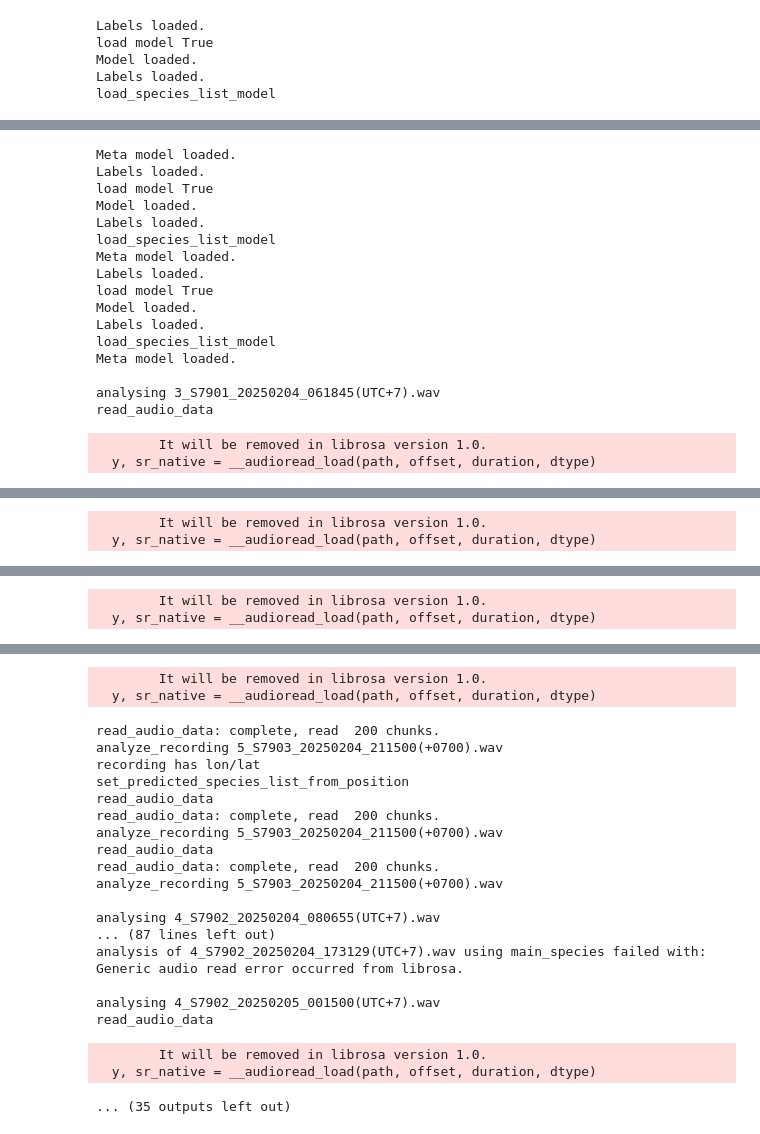
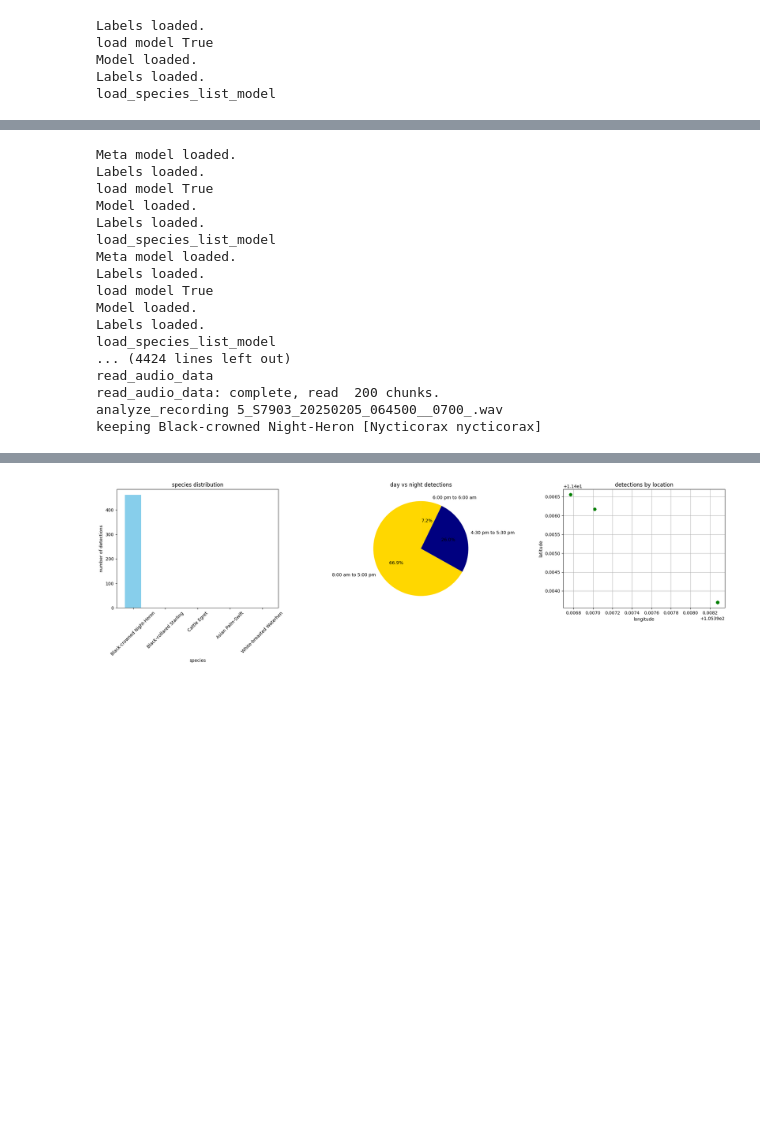
Before and after one commit to ahmed-52/boeung-sne, a Jupyter notebook: research/birdnet_speciesl.ipynb, the cells around one changed output, grey strips where cells are left out. Cells and saved outputs as stored; diff of their text form; code cells hidden in the pictures; blank space fills up the shorter version.

```diff
--- a/research/birdnet_speciesl.ipynb
+++ b/research/birdnet_speciesl.ipynb
@@ -29,7 +62,7 @@ def clear_directory(dir_path):
     os.mkdir(dir_path)
 # %%
 def extract_file_date(filename):
-    pattern = r"(\d{8})_(\d{6})" # search for pattern in file name of year/month/day_hour/minute/second
+    pattern = r"(\d{8})[_-](\d{6})" # search for pattern in file name of year/month/day_hour/minute/second
     match = re.search(pattern, filename)
     date, time = match.groups()
     return datetime.strptime(date + time, "%Y%m%d%H%M%S")
@@ -68,7 +102,7 @@ def analyse_file():
     csv_headers = [
         "file_name", "best_analyzer", "common_name", "scientific_name",
         "confidence", "start_time", "end_time", "audio_path",
-        "spectrogram_path", "lat", "lon", "date", "in_full_species_list"
+        "spectrogram_path", "lat", "lon", "date", "day_or_night", "in_full_species_list"
     ]
 
     # load in full species set for filtering (scientific names only)
@@ -90,15 +124,14 @@ def analyse_file():
 
         file_directory = "aru"
 
-        lat, lon = 11.403694, 105.398278
-
         file_paths = [os.path.join(file_directory, f) for f in os.listdir(file_directory)
             if f.lower().endswith((".wav", ".mp3"))] # store full path for every file in aru directory
 
         for file_path in file_paths:
             file_name = os.path.basename(file_path)
             file_date = extract_file_date(file_name)
-            print(f"\nanalysing {file_name}")
+            lat, lon, day_or_night = get_file_metadata(file_name, metadata_df)
+            print(f"\nanalysing {file_name} ({day_or_night}) at lat {lat} and lon {lon}")
 
             file_detections = [] # association list of all detections in a file with what analyser they used
 
@@ -158,6 +191,7 @@ def analyse_file():
                     continue
                 else:
                     print(f"keeping {common_name_clean} [{detection.get('scientific_name', '')}]")
+                    #continue
 
 
                 recording = detection["recording"]
@@ -183,12 +217,42 @@ def analyse_file():
                         "lat" : lat,
                         "lon" : lon,
                         "date" : file_date.strftime("%Y-%m-%d"),
+                        "day_or_night": day_or_night,
                         "in_full_species_list" : in_full_species_list,
                     })
                 except Exception as e:
-                    print(f"extraction of {file_name} using {analyser_name} failed with: {e}")
+                    print(f"extraction of {file_name} using failed with: {e}")
+
+    return csv_path
+# %%
+def visualise_detections(csv_path):
+    df = pd.read_csv(csv_path)
+
+    fig, axes = plt.subplots(1, 3, figsize=(20, 6))
+
+    species_counts = df['common_name'].value_counts()
+    species_counts.plot(kind='bar', color='skyblue', ax=axes[0])
+    axes[0].set_title("species distribution")
+    axes[0].set_ylabel("number of detections")
+    axes[0].set_xlabel("species")
+    axes[0].tick_params(axis='x', rotation=45)
+
+    day_night_counts = df['day_or_night'].value_counts()
+    axes[1].pie(day_night_counts, labels=day_night_counts.index, autopct='%1.1f%%',
+                colors=['gold', 'navy'], startangle=90)
+    axes[1].set_title("day vs night detections")
+
+    axes[2].scatter(df['lon'], df['lat'], c='green', alpha=0.6)
+    axes[2].set_title("detections by location")
+    axes[2].set_xlabel("longitude")
+    axes[2].set_ylabel("latitude")
+    axes[2].grid(True)
+
+    plt.tight_layout()
+    plt.show()
 # %%
-analyse_file()
+csv_path = analyse_file()
+visualise_detections(csv_path)
 # %% [output]
 Labels loaded.
 load model True
@@ -212,9 +275,8 @@ load model True
 Model loaded.
 Labels loaded.
 load_species_list_model
-Meta model loaded.
-
-analysing 3_S7901_20250204_061845(UTC+7).wav
+... (4424 lines left out)
 read_audio_data
+read_audio_data: complete, read  200 chunks.
+analyze_recording 5_S7903_20250205_064500__0700_.wav
+keeping Black-crowned Night-Heron [Nycticorax nycticorax]
-        It will be removed in librosa version 1.0.
-  y, sr_native = __audioread_load(path, offset, duration, dtype)
@@ -238,2 +282,0 @@ read_audio_data
-        It will be removed in librosa version 1.0.
-  y, sr_native = __audioread_load(path, offset, duration, dtype)
@@ -257,2 +282,0 @@ read_audio_data
-        It will be removed in librosa version 1.0.
-  y, sr_native = __audioread_load(path, offset, duration, dtype)
@@ -276,22 +283 @@ read_audio_data
-        It will be removed in librosa version 1.0.
-  y, sr_native = __audioread_load(path, offset, duration, dtype)
-read_audio_data: complete, read  200 chunks.
-analyze_recording 5_S7903_20250204_211500(+0700).wav
-recording has lon/lat
-set_predicted_species_list_from_position
-read_audio_data
-read_audio_data: complete, read  200 chunks.
-analyze_recording 5_S7903_20250204_211500(+0700).wav
-read_audio_data
-read_audio_data: complete, read  200 chunks.
-analyze_recording 5_S7903_20250204_211500(+0700).wav
-
-analysing 4_S7902_20250204_080655(UTC+7).wav
-... (87 lines left out)
-analysis of 4_S7902_20250204_173129(UTC+7).wav using main_species failed with: Generic audio read error occurred from librosa.
-
-analysing 4_S7902_20250205_001500(UTC+7).wav
-read_audio_data
-        It will be removed in librosa version 1.0.
-  y, sr_native = __audioread_load(path, offset, duration, dtype)
-... (35 outputs left out)
+[figure, added]
```
Also changed, not shown: parts of 4 cells of this notebook, 2 other files.
